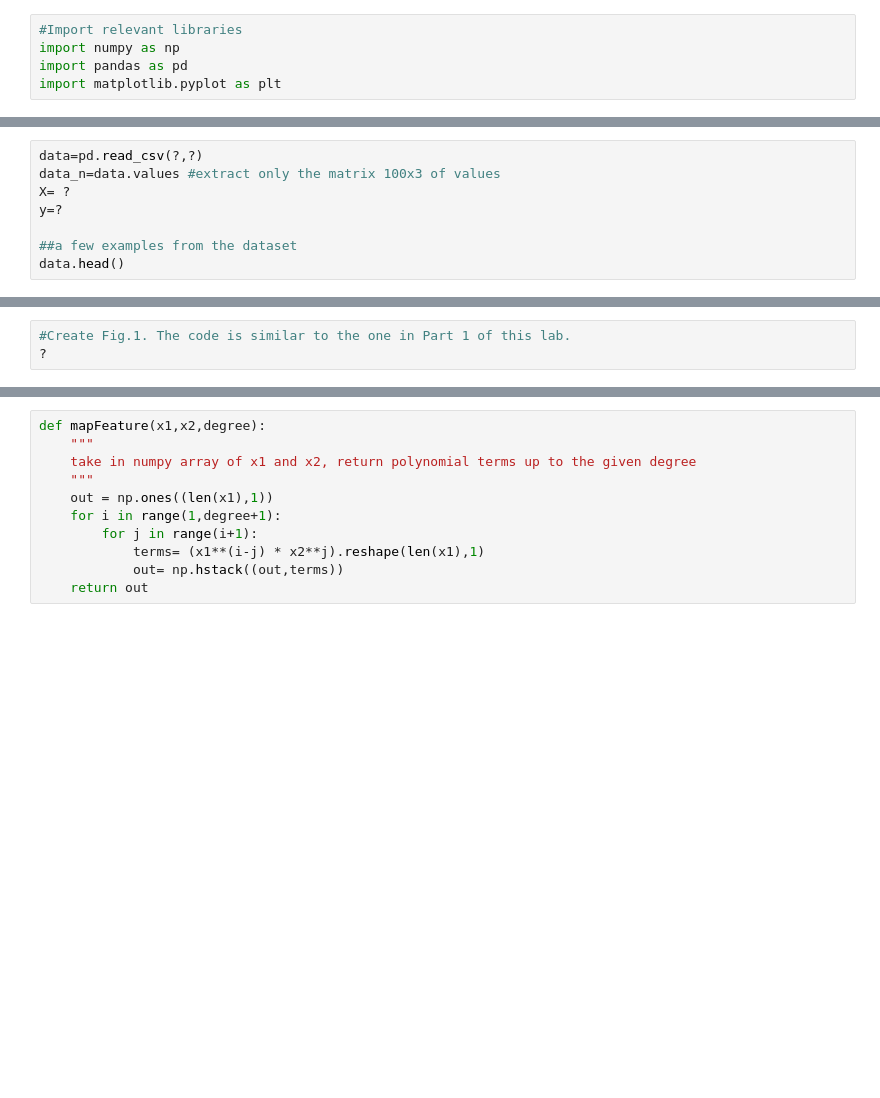
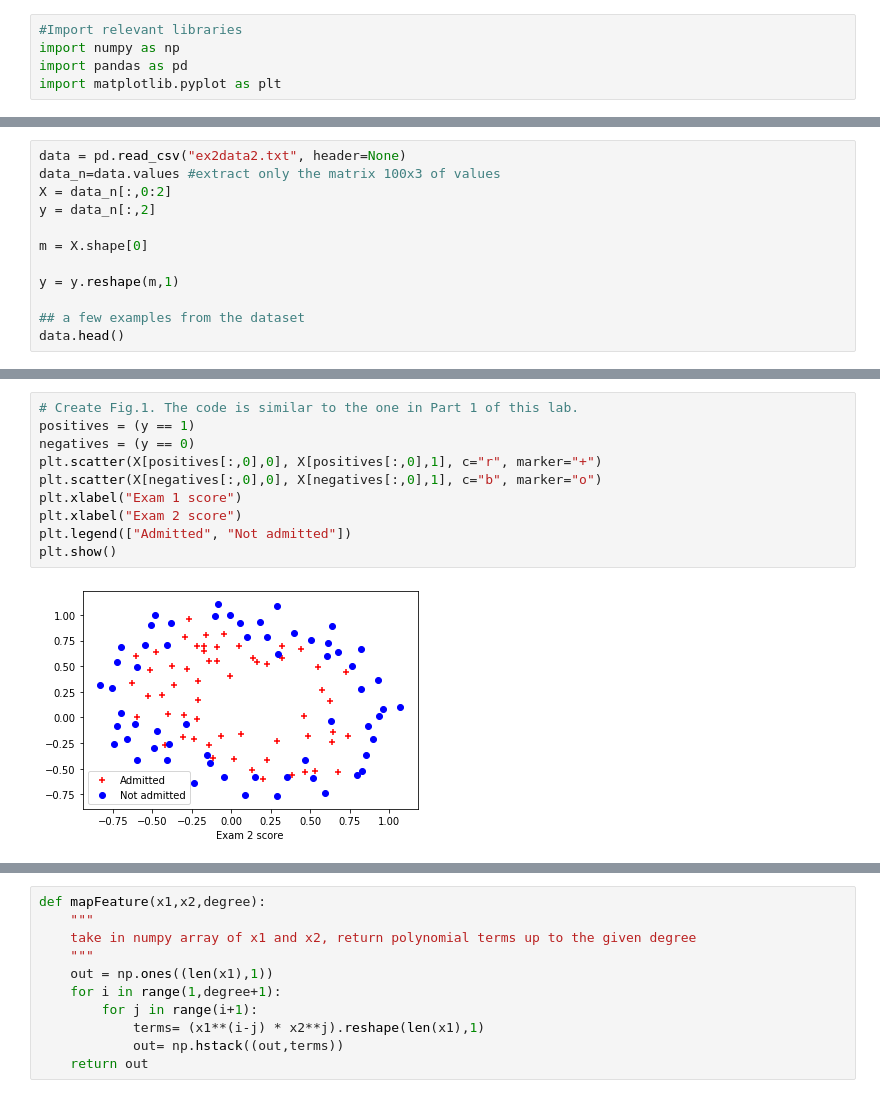
Before and after one commit to vascoalramos/taa, a Jupyter notebook: practical-labs/lab03/ML_Regularized_LogReg.ipynb, the cells around one changed output, grey strips where cells are left out. Saved outputs shown, nothing was run; the diff lists cells and outputs as text; blank space fills up the shorter version.

```diff
--- a/practical-labs/lab03/ML_Regularized_LogReg.ipynb
+++ b/practical-labs/lab03/ML_Regularized_LogReg.ipynb
@@ -20,10 +20,14 @@ The first two columns are the tests, the 3rd column indicates if the microchips
 
 Load data into the variable data (e.g. using function pd.read_csv from panda library) and then extract X (the features) and y (the labels).
 # %%
-data=pd.read_csv(?,?)
+data = pd.read_csv("ex2data2.txt", header=None)
 data_n=data.values #extract only the matrix 100x3 of values
-X= ?
-y=?
+X = data_n[:,0:2]
+y = data_n[:,2]
 
-##a few examples from the dataset
+m = X.shape[0]
+
+y = y.reshape(m,1)
+
+## a few examples from the dataset
 data.head()
@@ -41,9 +62,18 @@ The axes are the two test scores, and the positive (y = 1, accepted) and negativ
 
 Plotting the data clearly shows that the decision boundary that separates the different classes is a non-linear one.
 Therefore, a straightforward application of logistic regression will not perform well on this dataset since logistic regression will only be able to find a linear decision boundary.
-# %%
-#Create Fig.1. The code is similar to the one in Part 1 of this lab.
-?
+# %%
+# Create Fig.1. The code is similar to the one in Part 1 of this lab.
+positives = (y == 1)
+negatives = (y == 0)
+plt.scatter(X[positives[:,0],0], X[positives[:,0],1], c="r", marker="+")
+plt.scatter(X[negatives[:,0],0], X[negatives[:,0],1], c="b", marker="o")
+plt.xlabel("Exam 1 score")
+plt.xlabel("Exam 2 score")
+plt.legend(["Admitted", "Not admitted"])
+plt.show()
+# %% [output]
+[figure, added]
 # %% [markdown]
 ### Feature Mapping
 
```
Also changed, not shown: parts of 13 cells of this notebook, 1 other file.
